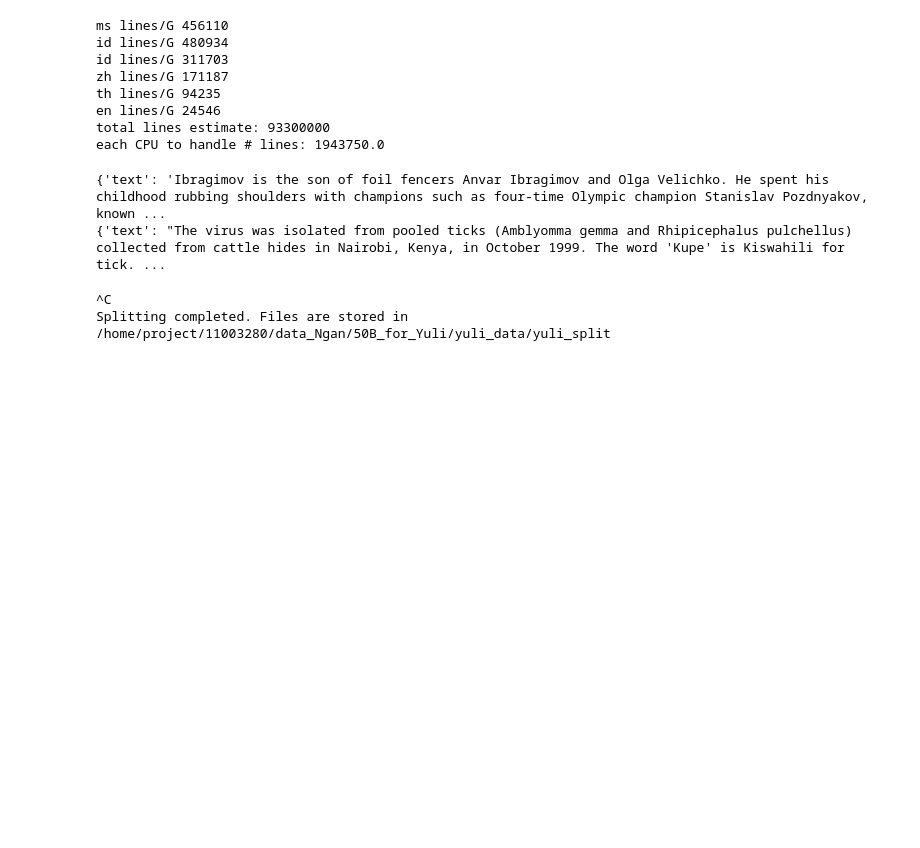
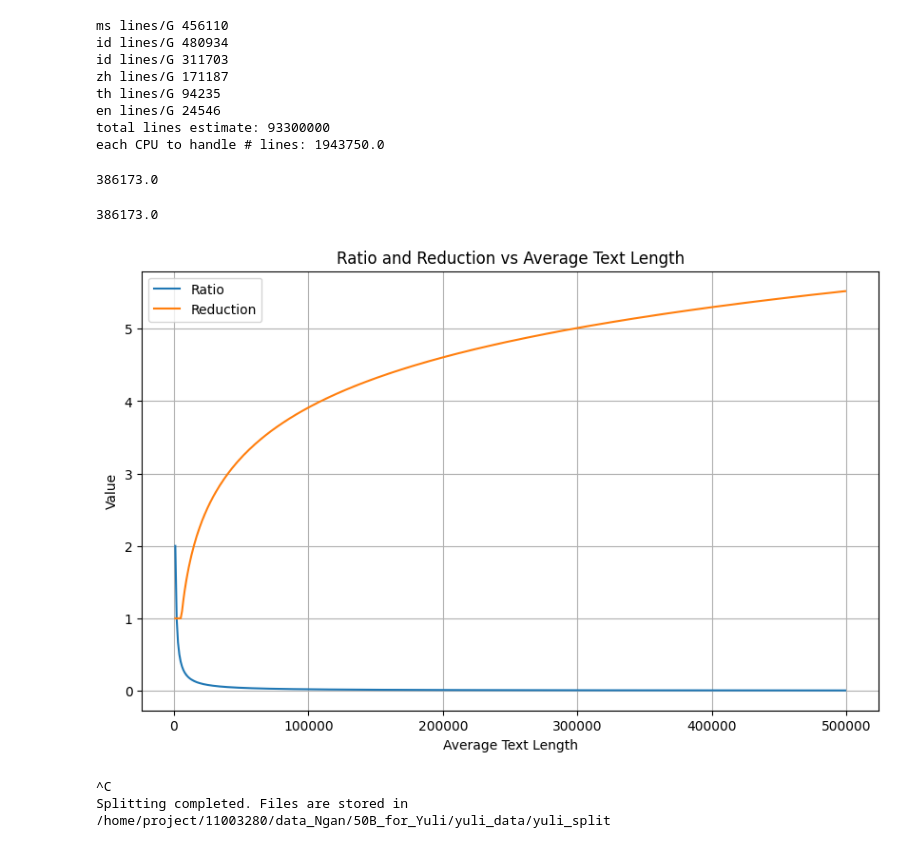
Before and after one commit to hawkoli1987/llm-foundry, a Jupyter notebook: scripts/data_prep/test.ipynb, the cells around one changed output. Drawn from its saved outputs; the diff is of its cells as text; code cells hidden in the pictures; blank space fills up the shorter version.

```diff
--- a/scripts/data_prep/test.ipynb
+++ b/scripts/data_prep/test.ipynb
@@ -632,21 +745,71 @@ th lines/G 94235
 en lines/G 24546
 total lines estimate: 93300000
 each CPU to handle # lines: 1943750.0
-# %%
-import json
-
-# Open the JSONL file
-with open('/home/project/11003280/data_Ngan/50B_for_Yuli/yuli_data/yuli_split/en20.jsonl', "r") as file:
-    # Read the first 2 lines (items) from the file
-    for _ in range(2):
-        line = file.readline()
-        # Load the JSON object
-        item = json.loads(line)
-        # Print the item
-        print(item)
-# %% [output]
-{'text': 'Ibragimov is the son of foil fencers Anvar Ibragimov and Olga Velichko. He spent his childhood rubbing shoulders with champions such as four-time Olympic champion Stanislav Pozdnyakov, known ...
-{'text': "The virus was isolated from pooled ticks (Amblyomma gemma and Rhipicephalus pulchellus) collected from cattle hides in Nairobi, Kenya, in October 1999. The word 'Kupe' is Kiswahili for tick. ...
+# %%
+def avg_text_length(input_path: str):
+    with open(input_path, "r") as file:
+        # Read the first 2 lines (items) from the file
+        text_lengths = []
+        for _ in range(10):
+            line = file.readline()
+            # Load the JSON object
+            item = json.loads(line)
+            # Print the item
+            text_lengths.append(len(item['text']))
+
+        avg_length = sum(text_lengths)/len(text_lengths)
+        return(avg_length)
+
+
+import json
+
+# Open the JSONL file
+with open('/home/project/11003280/data_Ngan/50B_for_Yuli/yuli_data/split/0.jsonl', "r") as file:
+    # Read the first 2 lines (items) from the file
+    text_lengths = []
+    for _ in range(10):
+        line = file.readline()
+        # Load the JSON object
+        item = json.loads(line)
+        # Print the item
+        text_lengths.append(len(item['text']))
+
+    avg_length = sum(text_lengths)/len(text_lengths)
+    print(avg_length)
+
+
+avg_text_length('/home/project/11003280/data_Ngan/50B_for_Yuli/yuli_data/split/0.jsonl')
+# %% [output]
+386173.0
+386173.0
+# %%
+import math
+import matplotlib.pyplot as plt
+
+std_text_length = 2e3
+
+avg_text_lengths = range(1000, 500000, 1000)
+ratios = []
+reductions = []
+
+for avg_text_length in avg_text_lengths:
+    ratio = std_text_length / avg_text_length # [0.0001, 0.001, 0.01, 0.1, 1, 1, 1]
+    reduction = max(-math.log(ratio), 1.0)
+    ratios.append(ratio)
+    reductions.append(reduction)
+
+plt.figure(figsize=(10, 6))
+
+plt.plot(avg_text_lengths, ratios, label='Ratio')
+plt.plot(avg_text_lengths, reductions, label='Reduction')
+plt.xlabel('Average Text Length')
+plt.ylabel('Value')
+plt.title('Ratio and Reduction vs Average Text Length')
+plt.legend()
+plt.grid(True)
+plt.show()
+# %% [output]
+[figure, added]
 # %%
 import json
 from concurrent.futures import ProcessPoolExecutor
```
Also changed, not shown: parts of 5 cells of this notebook, 2 other files.
